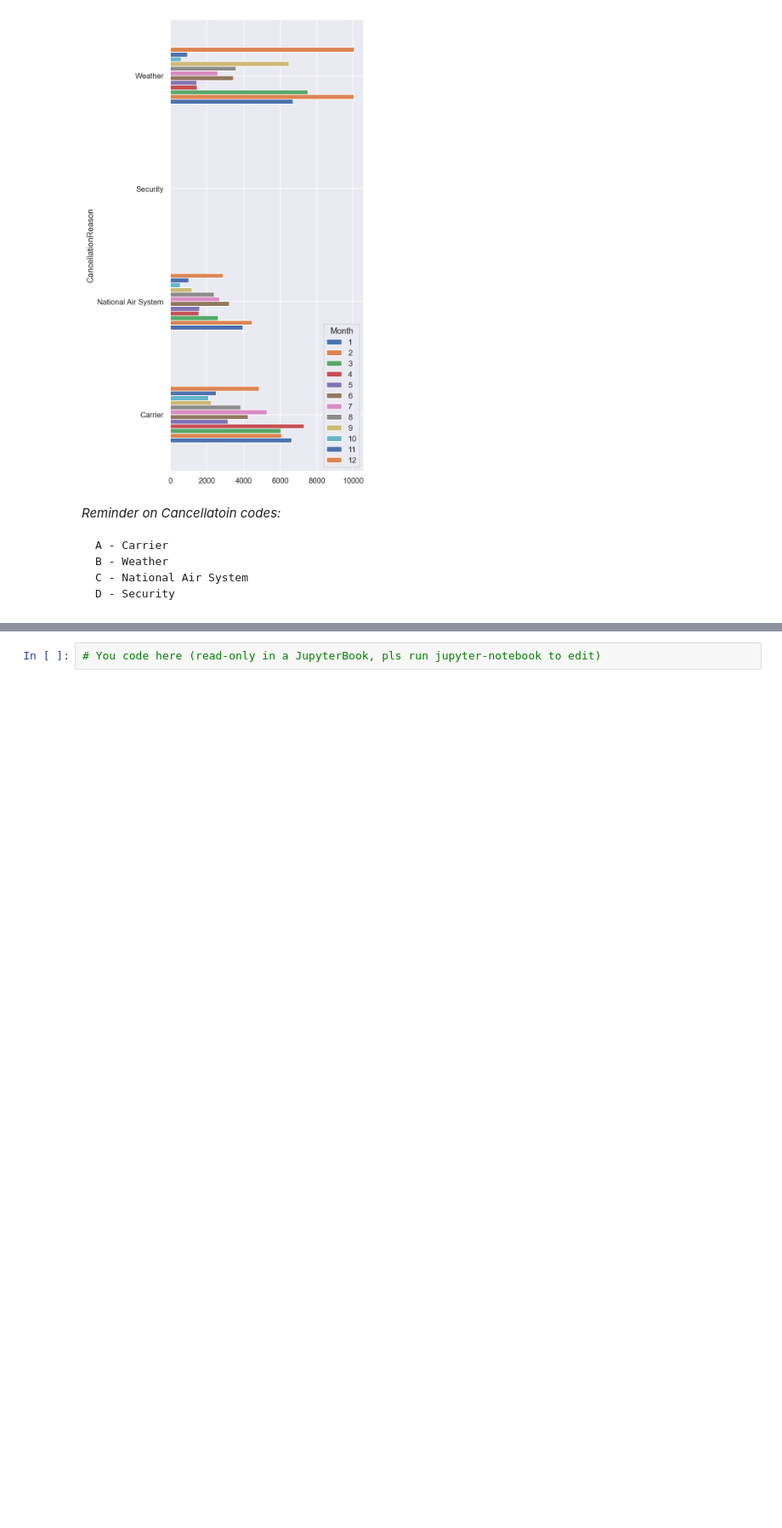
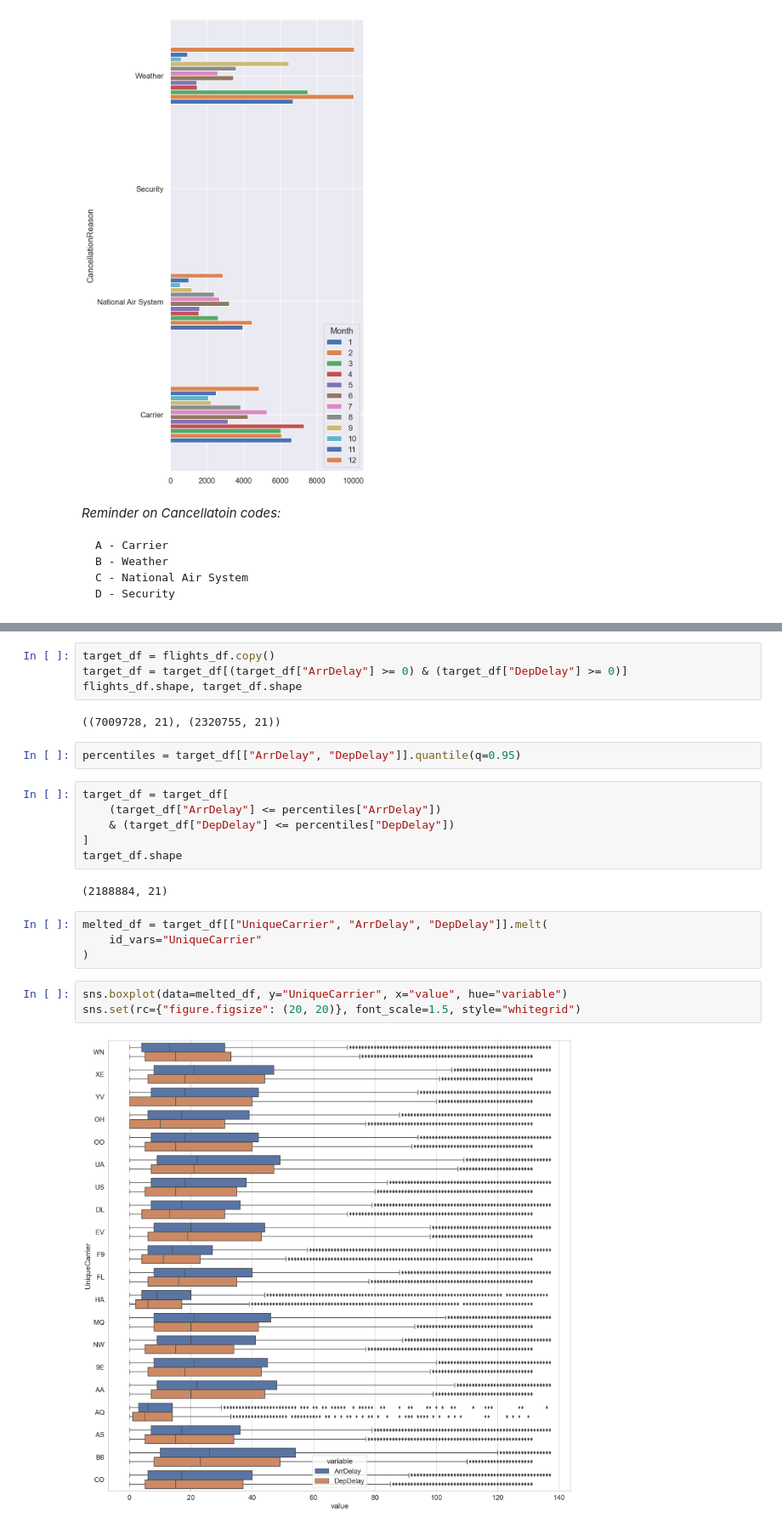
Before and after one commit to Extremesarova/mlcourse, a Jupyter notebook: assignment02/assignment02_USA_flights_EDA.ipynb, the cells around one changed output, grey strips where cells are left out. Shown at 85% size. Saved outputs shown, nothing was run; the diff lists cells and outputs as text; blank space fills up the shorter version.

```diff
--- a/assignment02/assignment02_USA_flights_EDA.ipynb
+++ b/assignment02/assignment02_USA_flights_EDA.ipynb
@@ -604,2 +655,25 @@ D - Security
-# %%
-# You code here (read-only in a JupyterBook, pls run jupyter-notebook to edit)
+# %%
+target_df = flights_df.copy()
+target_df = target_df[(target_df["ArrDelay"] >= 0) & (target_df["DepDelay"] >= 0)]
+flights_df.shape, target_df.shape
+# %% [output]
+((7009728, 21), (2320755, 21))
+# %%
+percentiles = target_df[["ArrDelay", "DepDelay"]].quantile(q=0.95)
+# %%
+target_df = target_df[
+    (target_df["ArrDelay"] <= percentiles["ArrDelay"])
+    & (target_df["DepDelay"] <= percentiles["DepDelay"])
+]
+target_df.shape
+# %% [output]
+(2188884, 21)
+# %%
+melted_df = target_df[["UniqueCarrier", "ArrDelay", "DepDelay"]].melt(
+    id_vars="UniqueCarrier"
+)
+# %%
+sns.boxplot(data=melted_df, y="UniqueCarrier", x="value", hue="variable")
+sns.set(rc={"figure.figsize": (20, 20)}, font_scale=1.5, style="whitegrid")
+# %% [output]
+[figure, added]
```
Also changed, not shown: parts of 28 cells of this notebook.
